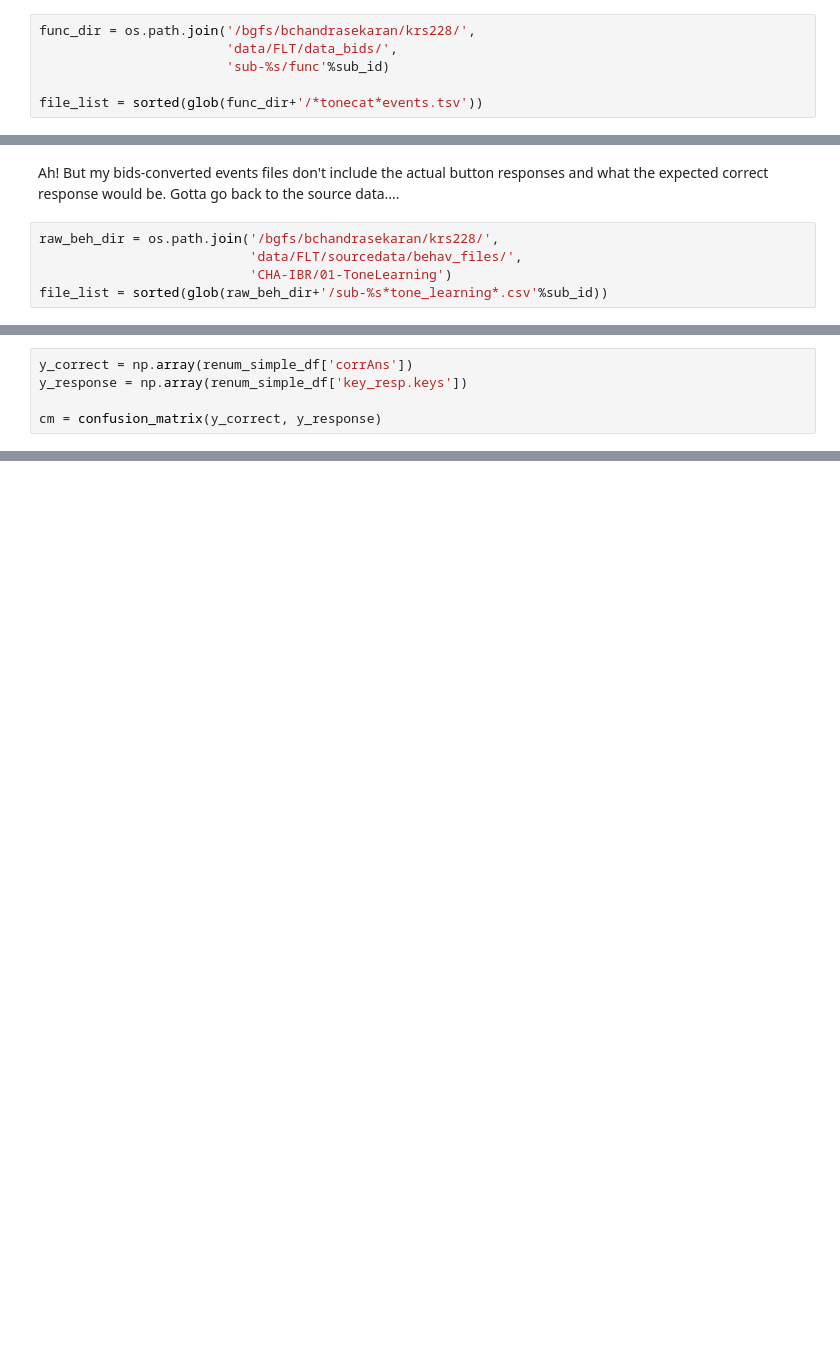
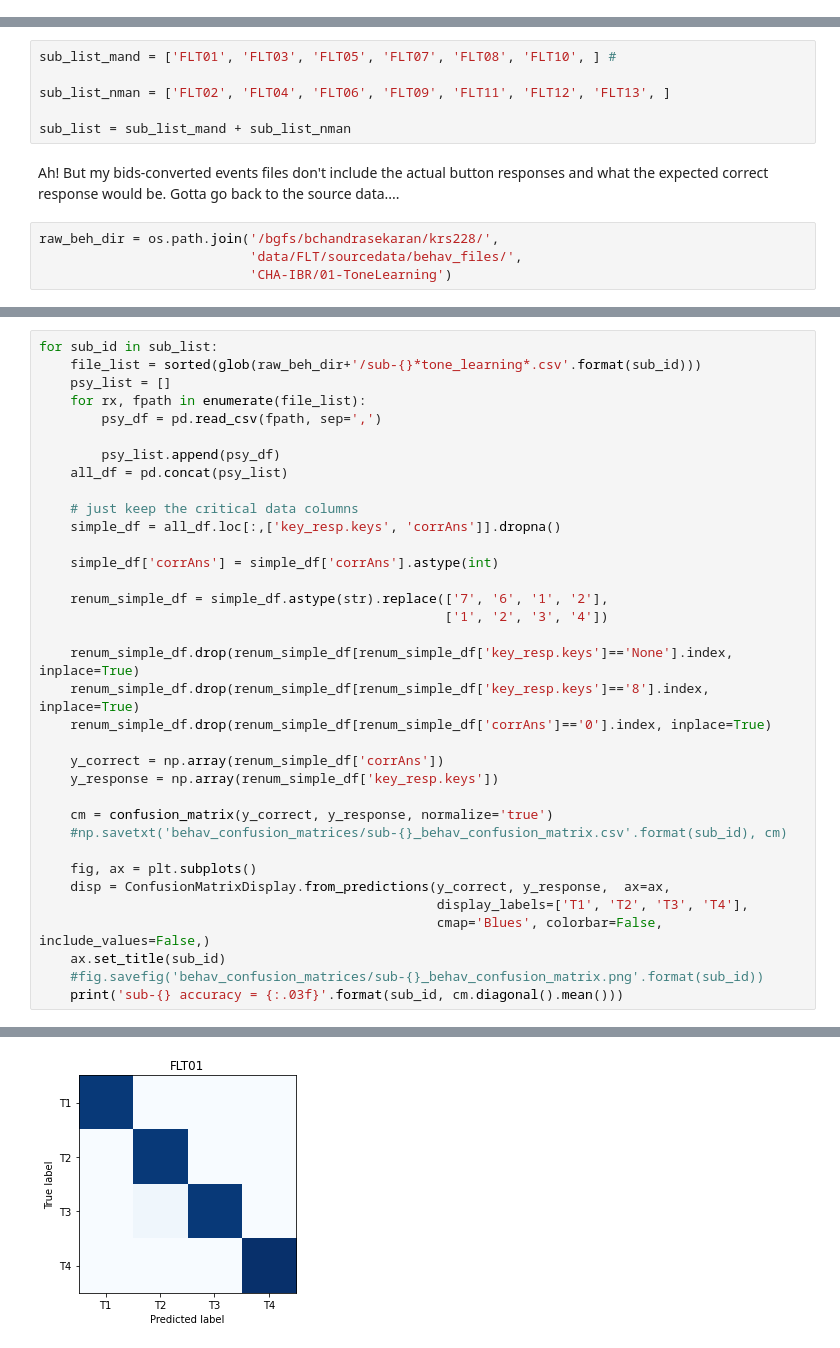
Before and after one commit to sitek/auditory_category_learning, a Jupyter notebook: behavior_analysis.ipynb, the cells around one changed output, grey strips where cells are left out. Saved outputs shown, nothing was run; the diff lists cells and outputs as text; blank space fills up the shorter version.

```diff
--- a/behavior_analysis.ipynb
+++ b/behavior_analysis.ipynb
@@ -13,6 +11,0 @@ func_dir = os.path.join('/bgfs/bchandrasekaran/krs228/',
-# %%
-func_dir = os.path.join('/bgfs/bchandrasekaran/krs228/',
-                        'data/FLT/data_bids/',
-                        'sub-%s/func'%sub_id)
-
-file_list = sorted(glob(func_dir+'/*tonecat*events.tsv'))
@@ -61,7 +12,12 @@ beh_df
+# %%
+sub_list_mand = ['FLT01', 'FLT03', 'FLT05', 'FLT07', 'FLT08', 'FLT10', ] #
+
+sub_list_nman = ['FLT02', 'FLT04', 'FLT06', 'FLT09', 'FLT11', 'FLT12', 'FLT13', ]
+
+sub_list = sub_list_mand + sub_list_nman
 # %% [markdown]
 Ah! But my bids-converted events files don't include the actual button responses and what the expected correct response would be. Gotta go back to the source data....
 # %%
 raw_beh_dir = os.path.join('/bgfs/bchandrasekaran/krs228/',
                            'data/FLT/sourcedata/behav_files/',
                            'CHA-IBR/01-ToneLearning')
-file_list = sorted(glob(raw_beh_dir+'/sub-%s*tone_learning*.csv'%sub_id))
@@ -127,5 +23,0 @@ from sklearn.metrics import confusion_matrix, ConfusionMatrixDisplay
-# %%
-y_correct = np.array(renum_simple_df['corrAns'])
-y_response = np.array(renum_simple_df['key_resp.keys'])
-
-cm = confusion_matrix(y_correct, y_response)
@@ -133,0 +24,36 @@ from seaborn import heatmap
+# %%
+for sub_id in sub_list:
+    file_list = sorted(glob(raw_beh_dir+'/sub-{}*tone_learning*.csv'.format(sub_id)))
+    psy_list = []
+    for rx, fpath in enumerate(file_list):
+        psy_df = pd.read_csv(fpath, sep=',')
+
+        psy_list.append(psy_df)
+    all_df = pd.concat(psy_list)
+
+    # just keep the critical data columns
+    simple_df = all_df.loc[:,['key_resp.keys', 'corrAns']].dropna()
+
+    simple_df['corrAns'] = simple_df['corrAns'].astype(int)
+
+    renum_simple_df = simple_df.astype(str).replace(['7', '6', '1', '2'],
+                                                    ['1', '2', '3', '4'])
+
+    renum_simple_df.drop(renum_simple_df[renum_simple_df['key_resp.keys']=='None'].index, inplace=True)
+    renum_simple_df.drop(renum_simple_df[renum_simple_df['key_resp.keys']=='8'].index, inplace=True)
+    renum_simple_df.drop(renum_simple_df[renum_simple_df['corrAns']=='0'].index, inplace=True)
+
+    y_correct = np.array(renum_simple_df['corrAns'])
+    y_response = np.array(renum_simple_df['key_resp.keys'])
+
+    cm = confusion_matrix(y_correct, y_response, normalize='true')
+    #np.savetxt('behav_confusion_matrices/sub-{}_behav_confusion_matrix.csv'.format(sub_id), cm)
+
+    fig, ax = plt.subplots()
+    disp = ConfusionMatrixDisplay.from_predictions(y_correct, y_response,  ax=ax,
+                                                   display_labels=['T1', 'T2', 'T3', 'T4'],
+                                                   cmap='Blues', colorbar=False, include_values=False,)
+    ax.set_title(sub_id)
+    #fig.savefig('behav_confusion_matrices/sub-{}_behav_confusion_matrix.png'.format(sub_id))
+    print('sub-{} accuracy = {:.03f}'.format(sub_id, cm.diagonal().mean()))
+# %% [output]
@@ -133,0 +73 @@ from seaborn import heatmap
+[figure, added]
```
Also changed, not shown: parts of 21 cells of this notebook, 24 other files.
